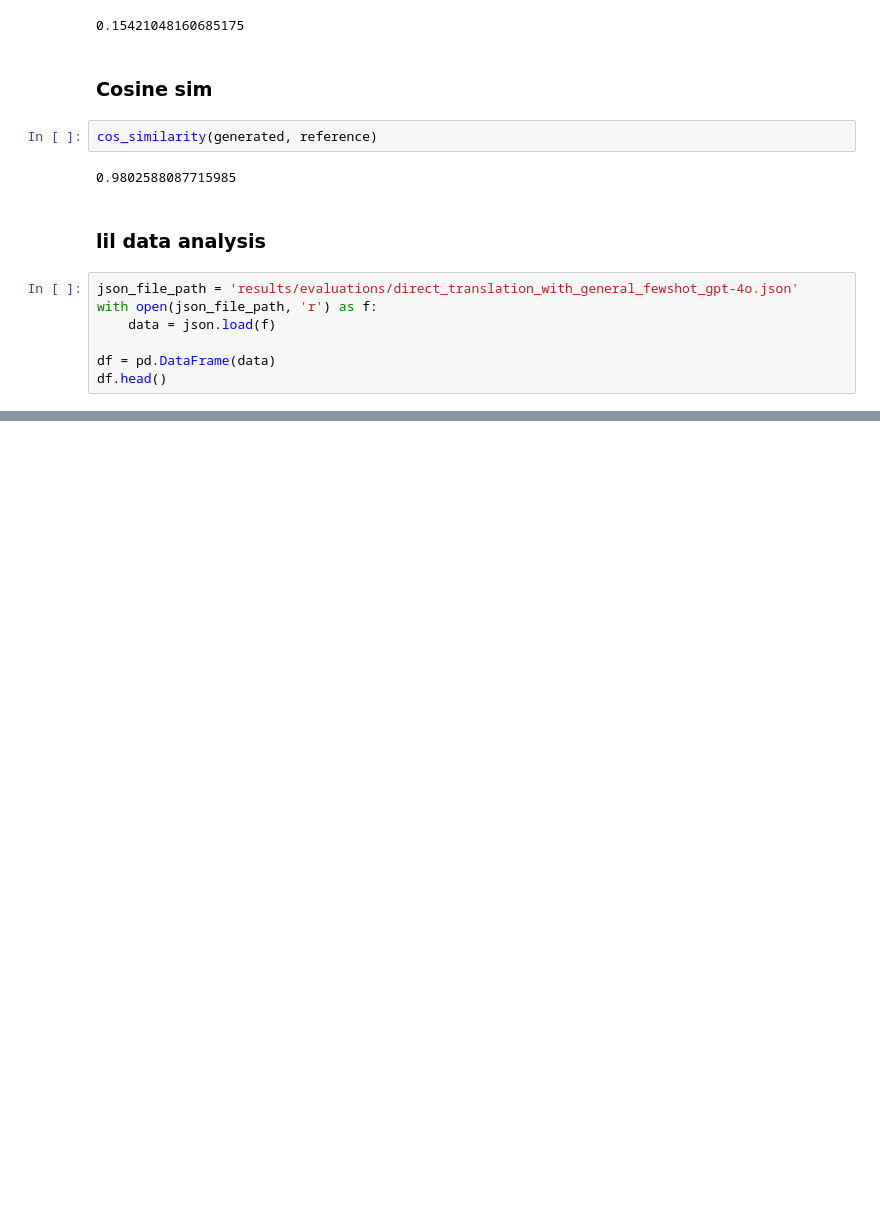
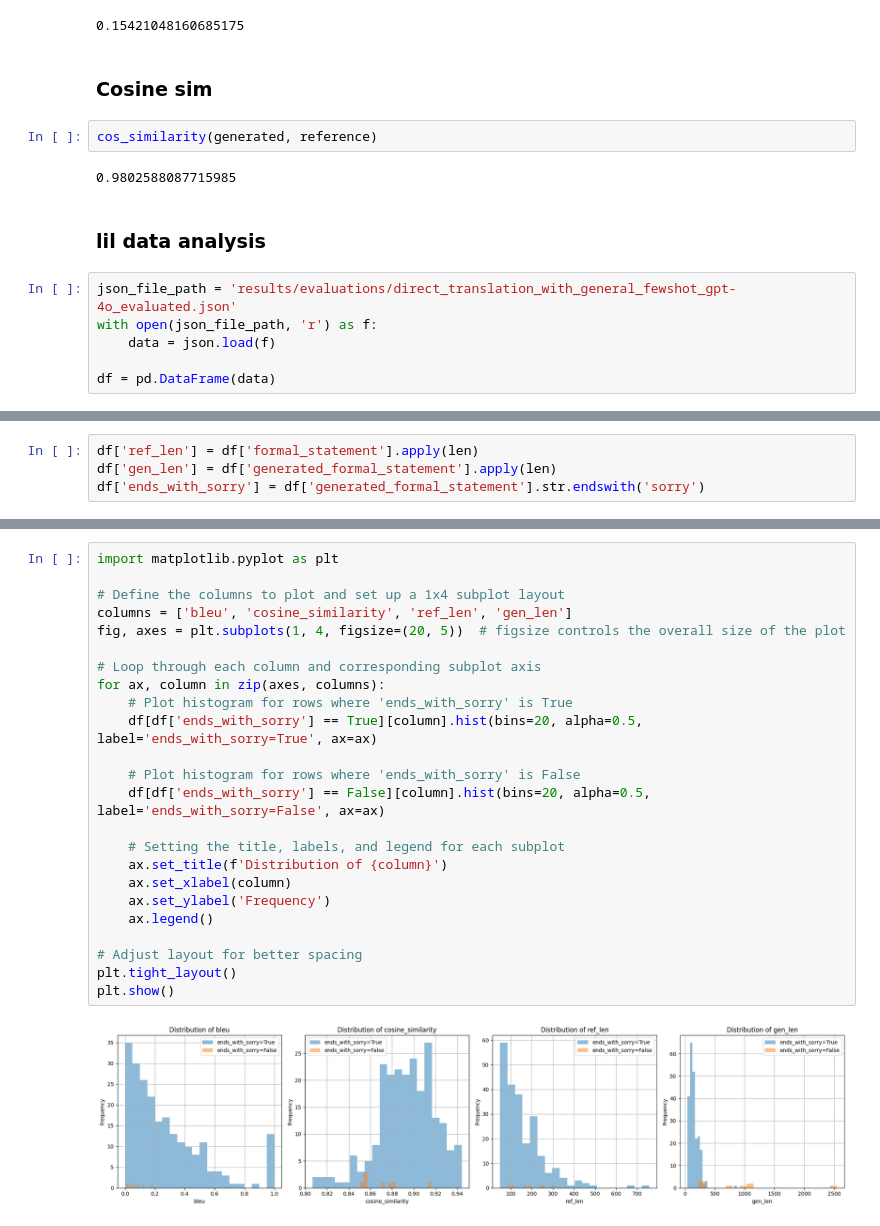
Before and after one commit to agatha-duzan/autoformalization_with_hypothesis, a Jupyter notebook: debug.ipynb, the cells around one changed output, grey strips where cells are left out. Drawn from its saved outputs; the diff is of its cells as text; blank space fills up the shorter version.

Commit message:
lil data analysis of results

```diff
--- a/debug.ipynb
+++ b/debug.ipynb
@@ -256,9 +256,8 @@ cos_similarity(generated, reference)
 # %% [markdown]
 ### lil data analysis
 # %%
-json_file_path = 'results/evaluations/direct_translation_with_general_fewshot_gpt-4o.json'
+json_file_path = 'results/evaluations/direct_translation_with_general_fewshot_gpt-4o_evaluated.json'
 with open(json_file_path, 'r') as f:
     data = json.load(f)
 
 df = pd.DataFrame(data)
-df.head()
@@ -264,0 +271,4 @@ df.head()
+# %%
+df['ref_len'] = df['formal_statement'].apply(len)
+df['gen_len'] = df['generated_formal_statement'].apply(len)
+df['ends_with_sorry'] = df['generated_formal_statement'].str.endswith('sorry')
@@ -264,0 +297,26 @@ df.head()
+# %%
+import matplotlib.pyplot as plt
+
+# Define the columns to plot and set up a 1x4 subplot layout
+columns = ['bleu', 'cosine_similarity', 'ref_len', 'gen_len']
+fig, axes = plt.subplots(1, 4, figsize=(20, 5))  # figsize controls the overall size of the plot
+
+# Loop through each column and corresponding subplot axis
+for ax, column in zip(axes, columns):
+    # Plot histogram for rows where 'ends_with_sorry' is True
+    df[df['ends_with_sorry'] == True][column].hist(bins=20, alpha=0.5, label='ends_with_sorry=True', ax=ax)
+
+    # Plot histogram for rows where 'ends_with_sorry' is False
+    df[df['ends_with_sorry'] == False][column].hist(bins=20, alpha=0.5, label='ends_with_sorry=False', ax=ax)
+
+    # Setting the title, labels, and legend for each subplot
+    ax.set_title(f'Distribution of {column}')
+    ax.set_xlabel(column)
+    ax.set_ylabel('Frequency')
+    ax.legend()
+
+# Adjust layout for better spacing
+plt.tight_layout()
+plt.show()
+# %% [output]
+[figure, added]
```
Also changed, not shown: parts of 6 cells of this notebook.
